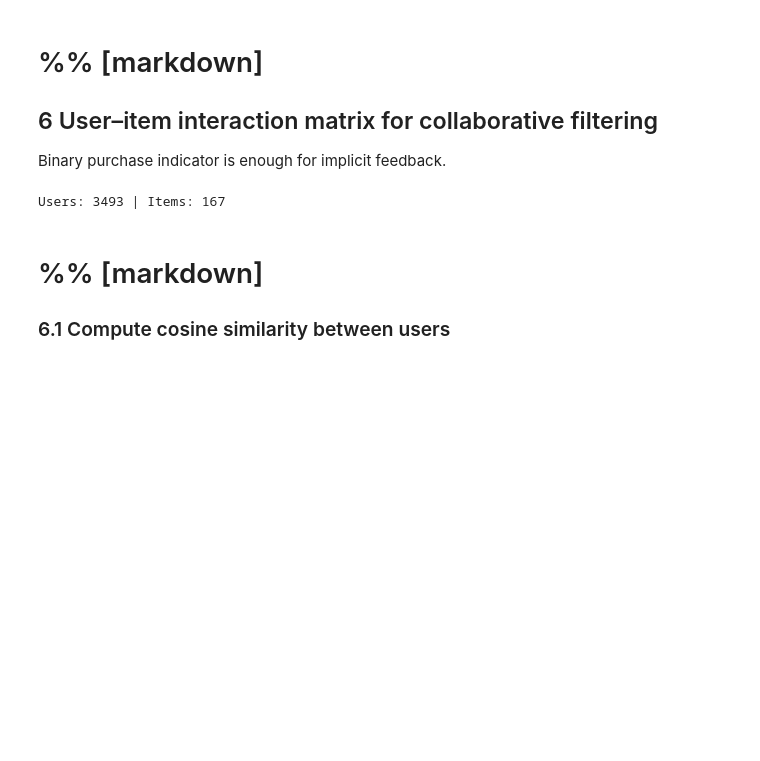
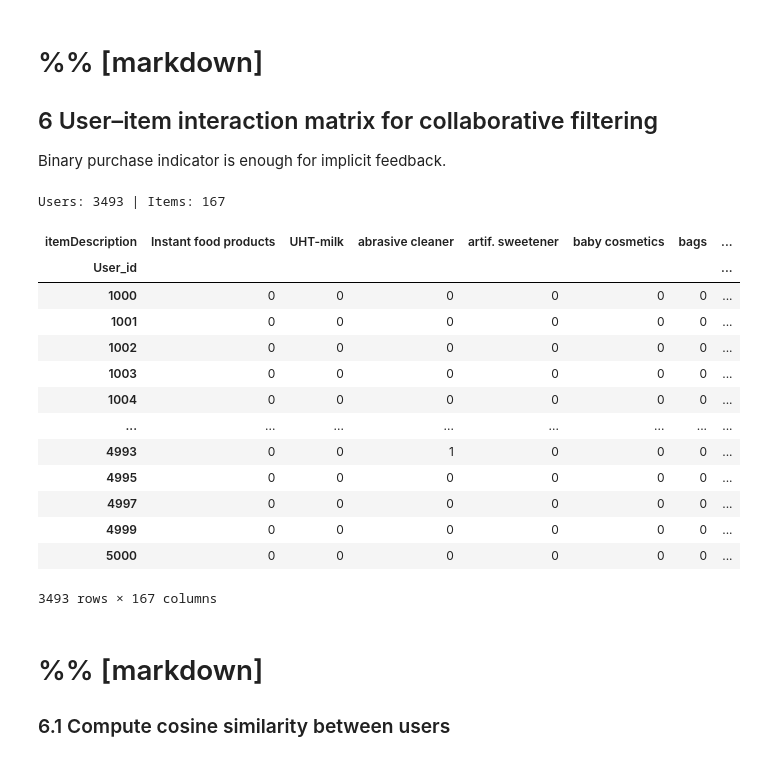
Before and after one commit to KendrickLamawr/Rec-System-for-Grocery-store, a Jupyter notebook: ARYAN_EDIT_task1task2.ipynb, the cells around one changed output. Cells and saved outputs as stored; diff of their text form; code cells hidden in the pictures; blank space fills up the shorter version.

```diff
--- a/ARYAN_EDIT_task1task2.ipynb
+++ b/ARYAN_EDIT_task1task2.ipynb
@@ -195,6 +187,23 @@ user_item = (
 print('Users:', user_item.shape[0], '| Items:', user_item.shape[1])
 # %% [output]
 Users: 3493 | Items: 167
+# %%
+user_item
+# %% [output]
+| itemDescription | Instant food products | UHT-milk | abrasive cleaner | artif. sweetener | baby cosmetics | bags | ... |
+| User_id |  |  |  |  |  |  | ... |
+| 1000 | 0 | 0 | 0 | 0 | 0 | 0 | ... |
+| 1001 | 0 | 0 | 0 | 0 | 0 | 0 | ... |
+| 1002 | 0 | 0 | 0 | 0 | 0 | 0 | ... |
+| 1003 | 0 | 0 | 0 | 0 | 0 | 0 | ... |
+| 1004 | 0 | 0 | 0 | 0 | 0 | 0 | ... |
+| ... | ... | ... | ... | ... | ... | ... | ... |
+| 4993 | 0 | 0 | 1 | 0 | 0 | 0 | ... |
+| 4995 | 0 | 0 | 0 | 0 | 0 | 0 | ... |
+| 4997 | 0 | 0 | 0 | 0 | 0 | 0 | ... |
+| 4999 | 0 | 0 | 0 | 0 | 0 | 0 | ... |
+| 5000 | 0 | 0 | 0 | 0 | 0 | 0 | ... |
+3493 rows × 167 columns
 # %% [markdown]
 # %% [markdown]
 
```
Also changed, not shown: parts of 13 cells of this notebook, 6 other files.
